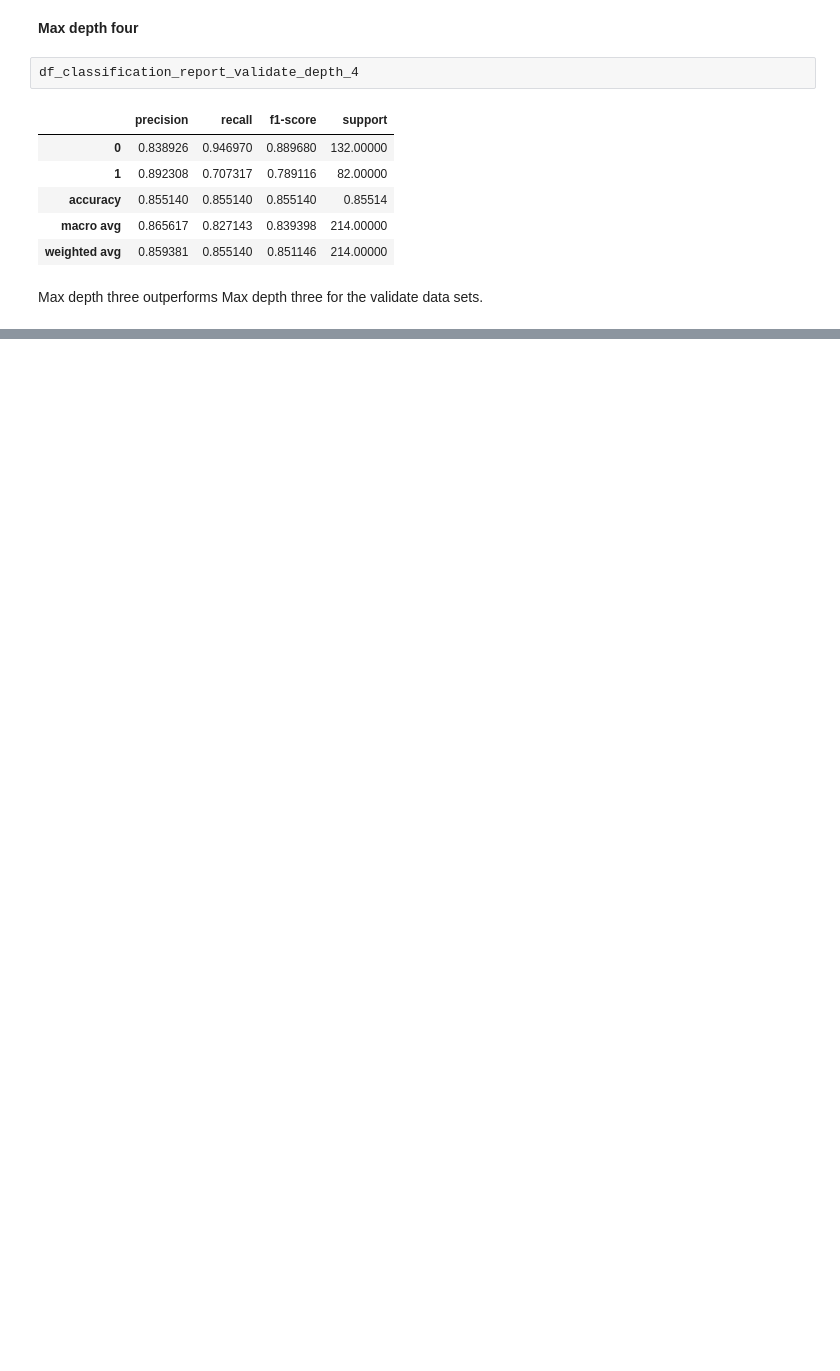
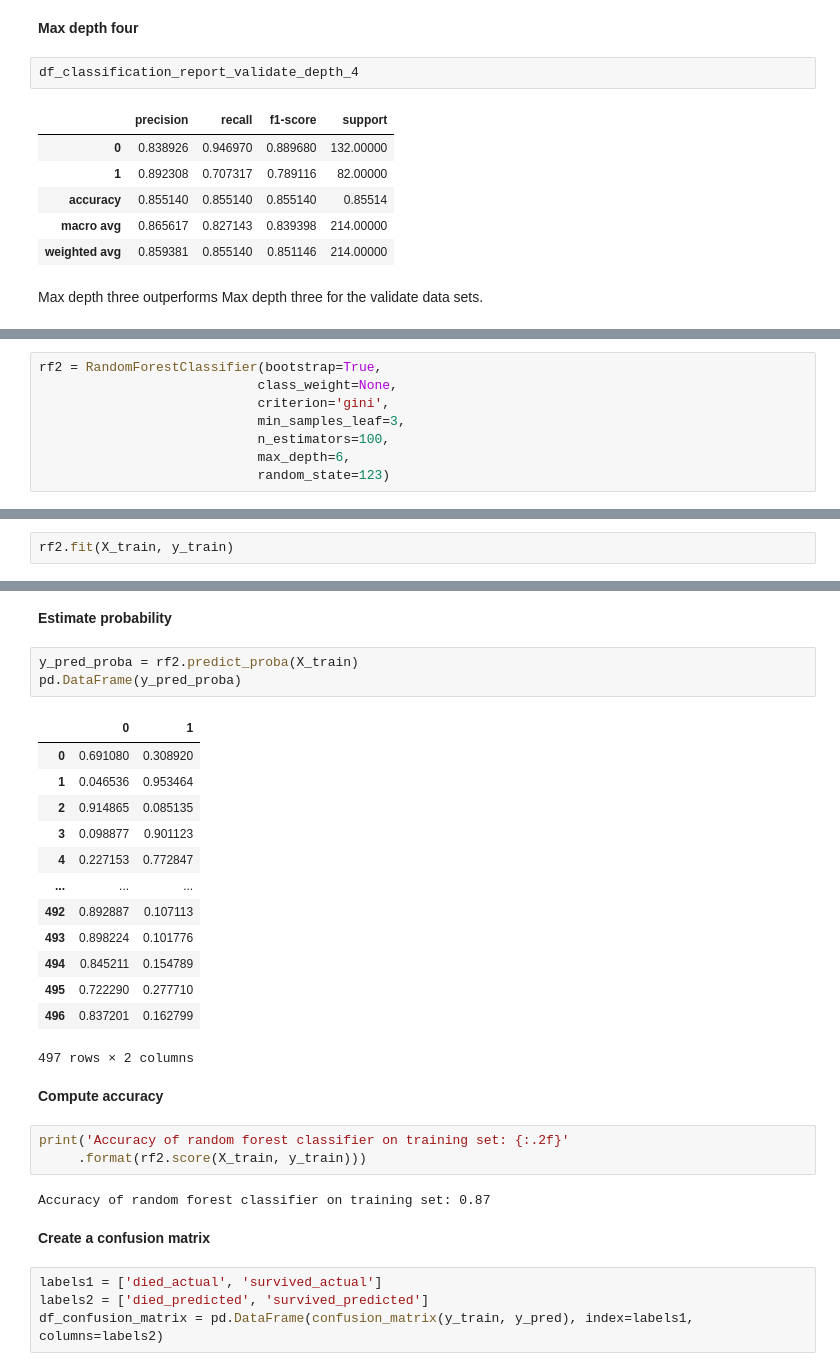
Before and after one commit to malachi-hale/classification-exercises, a Jupyter notebook: model.ipynb, the cells around one changed output, grey strips where cells are left out. Cells and saved outputs as stored; diff of their text form; blank space fills up the shorter version.

```diff
--- a/model.ipynb
+++ b/model.ipynb
@@ -483,0 +612,8 @@ Max depth three outperforms Max depth three for the validate data sets.
+# %%
+rf2 = RandomForestClassifier(bootstrap=True,
+                            class_weight=None,
+                            criterion='gini',
+                            min_samples_leaf=3,
+                            n_estimators=100,
+                            max_depth=6,
+                            random_state=123)
@@ -483,0 +622,2 @@ Max depth three outperforms Max depth three for the validate data sets.
+# %%
+rf2.fit(X_train, y_train)
@@ -483,0 +663,32 @@ Max depth three outperforms Max depth three for the validate data sets.
+# %% [markdown]
+**Estimate probability**
+# %%
+y_pred_proba = rf2.predict_proba(X_train)
+pd.DataFrame(y_pred_proba)
+# %% [output]
+|  | 0 | 1 |
+| 0 | 0.691080 | 0.308920 |
+| 1 | 0.046536 | 0.953464 |
+| 2 | 0.914865 | 0.085135 |
+| 3 | 0.098877 | 0.901123 |
+| 4 | 0.227153 | 0.772847 |
+| ... | ... | ... |
+| 492 | 0.892887 | 0.107113 |
+| 493 | 0.898224 | 0.101776 |
+| 494 | 0.845211 | 0.154789 |
+| 495 | 0.722290 | 0.277710 |
+| 496 | 0.837201 | 0.162799 |
+497 rows × 2 columns
+# %% [markdown]
+**Compute accuracy**
+# %%
+print('Accuracy of random forest classifier on training set: {:.2f}'
+     .format(rf2.score(X_train, y_train)))
+# %% [output]
+Accuracy of random forest classifier on training set: 0.87
+# %% [markdown]
+**Create a confusion matrix**
+# %%
+labels1 = ['died_actual', 'survived_actual']
+labels2 = ['died_predicted', 'survived_predicted']
+df_confusion_matrix = pd.DataFrame(confusion_matrix(y_train, y_pred), index=labels1, columns=labels2)
```
Also changed, not shown: parts of 103 cells of this notebook, 1 other file.
